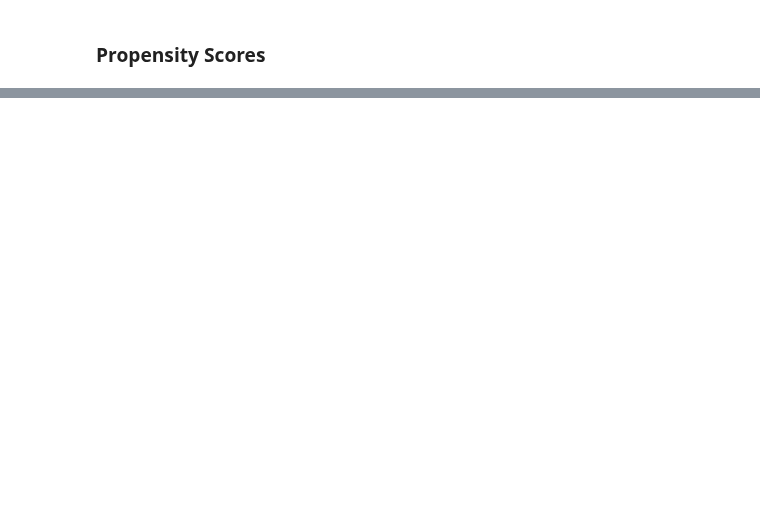
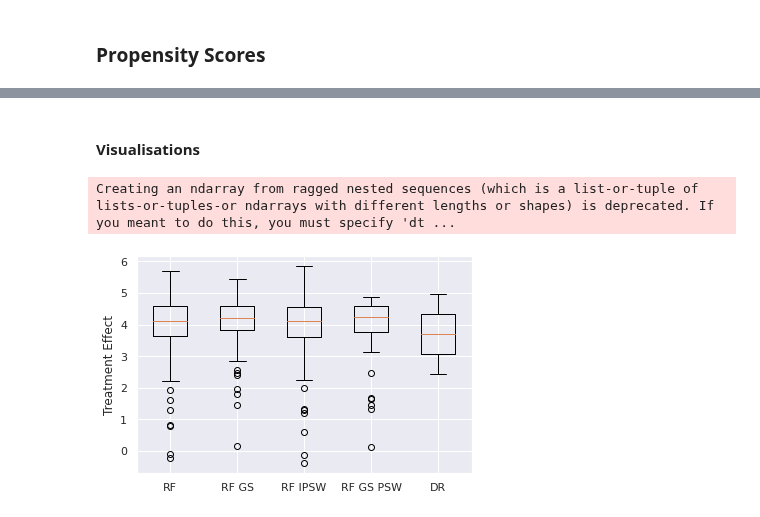
Before and after one commit to PauMarquez99/DataScience-CE888, a Jupyter notebook: Assignments/CE888 Assignment 2/Datasets Notebooks/CE888-Assignment2_IHDP.ipynb, the cells around one changed output, grey strips where cells are left out. Saved outputs shown, nothing was run; the diff lists cells and outputs as text; code cells hidden in the pictures; blank space fills up the shorter version.

```diff
--- a/Assignments/CE888 Assignment 2/Datasets Notebooks/CE888-Assignment2_IHDP.ipynb
+++ b/Assignments/CE888 Assignment 2/Datasets Notebooks/CE888-Assignment2_IHDP.ipynb
@@ -359,15 +267,15 @@ params = {"max_leaf_nodes": [10, 20, 30, None], "n_estimators": [5, 15, 20], "ma
 prop_clf = GridSearchCV(RandomForestClassifier(), param_grid=params, n_jobs=-1, cv=5)
 weights = f.get_ps_weights(prop_clf, x_train, t_train)
 
-rf_ipsw = GridSearchCV(RandomForestRegressor(), param_grid=params, n_jobs=-1, cv=5)
-rf_ipsw.fit(np.concatenate([x_train, t_train], axis=1), y_train.flatten(), sample_weight=weights)
+rfGS_ipsw = GridSearchCV(RandomForestRegressor(), param_grid=params, n_jobs=-1, cv=5)
+rfGS_ipsw.fit(np.concatenate([x_train, t_train], axis=1), y_train.flatten(), sample_weight=weights)
 
-rf_ipsw_y0_in = rf_ipsw.predict(np.concatenate([x_train, np.zeros_like(t_train)], axis=1))
-rf_ipsw_y1_in = rf_ipsw.predict(np.concatenate([x_train, np.ones_like(t_train)], axis=1))
+rfGS_ipsw_y0_in = rfGS_ipsw.predict(np.concatenate([x_train, np.zeros_like(t_train)], axis=1))
+rfGS_ipsw_y1_in = rfGS_ipsw.predict(np.concatenate([x_train, np.ones_like(t_train)], axis=1))
 
-rf_ipsw_y0_out = rf_ipsw.predict(np.concatenate([x_test, np.zeros_like(t_test)], axis=1))
-rf_ipsw_y1_out = rf_ipsw.predict(np.concatenate([x_test, np.ones_like(t_test)], axis=1))
+rfGS_ipsw_y0_out = rfGS_ipsw.predict(np.concatenate([x_test, np.zeros_like(t_test)], axis=1))
+rfGS_ipsw_y1_out = rfGS_ipsw.predict(np.concatenate([x_test, np.ones_like(t_test)], axis=1))
 
-rf_ipsw_te_in = rf_ipsw_y1_in - rf_ipsw_y0_in
-rf_ipsw_te_out = rf_ipsw_y1_out - rf_ipsw_y0_out
+rfGS_ipsw_te_in = rfGS_ipsw_y1_in - rfGS_ipsw_y0_in
+rfGS_ipsw_te_out = rfGS_ipsw_y1_out - rfGS_ipsw_y0_out
 # %%
@@ -376,0 +345,21 @@ gbGS.best_params_
+# %%
+rf_ate_bounds = f.mean_ci(rf_te_out)
+rfGS_ate_bounds = f.mean_ci(rfGS_te_out)
+rf_ipsw_bounds = f.mean_ci(rf_ipsw_te_out)
+rfGS_ipsw_bounds = f.mean_ci(rfGS_ipsw_te_out)
+dr_bounds = dr.ate_interval(x_test)
+dr_ate = dr.ate(x_test)
+
+
+results = []
+results.append(['RF', rf_ate_bounds[0], rf_ate_bounds[1], rf_ate_bounds[2]])
+results.append(['RF GS', rfGS_ate_bounds[0], rfGS_ate_bounds[1], rfGS_ate_bounds[2]])
+results.append(['RF IPSW', rf_ipsw_bounds[0], rf_ipsw_bounds[1], rf_ipsw_bounds[2]])
+results.append(['RF IPSW GS', rfGS_ipsw_bounds[0], rfGS_ipsw_bounds[1], rfGS_ipsw_bounds[2]])
+results.append(['DR', dr_ate, dr_bounds[0], dr_bounds[1]])
+
+
+cols = ['Method', 'ATE mean', 'CI lower', 'CI upper']
+
+df = pd.DataFrame(results, columns=cols)
+df
@@ -376,0 +373,11 @@ gbGS.best_params_
+# %% [markdown]
+#### Visualisations
+# %%
+plt.figure()
+plt.boxplot([rf_te_out, rfGS_te_out, rf_ipsw_te_out, rfGS_ipsw_te_out, dr_bounds], labels=['RF', 'RF GS', 'RF IPSW', 'RF GS PSW', 'DR'])
+plt.ylabel('Treatment Effect')
+
+plt.show()
+# %% [output]
+Creating an ndarray from ragged nested sequences (which is a list-or-tuple of lists-or-tuples-or ndarrays with different lengths or shapes) is deprecated. If you meant to do this, you must specify 'dt ...
+[figure, added]
```
Also changed, not shown: parts of 31 cells of this notebook.
